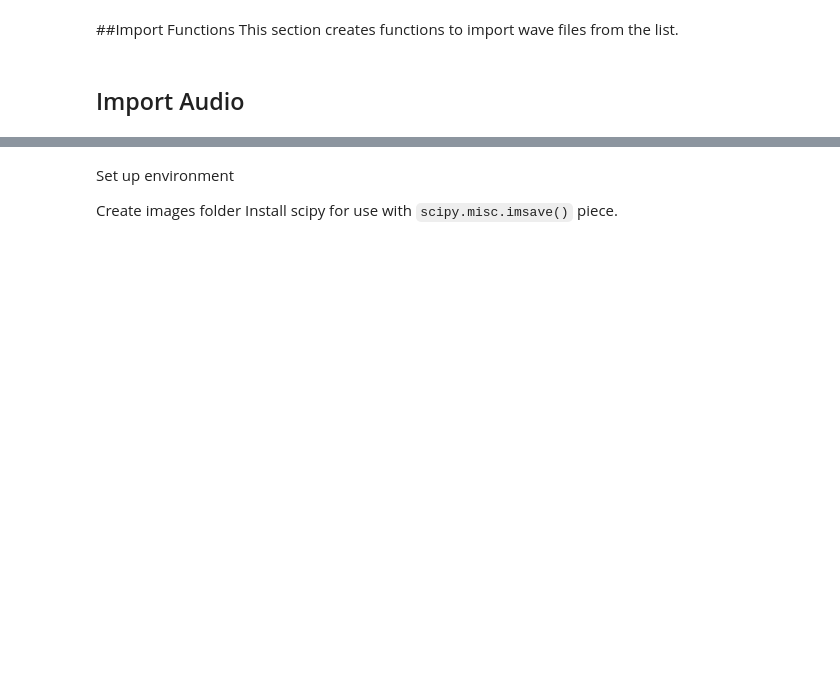
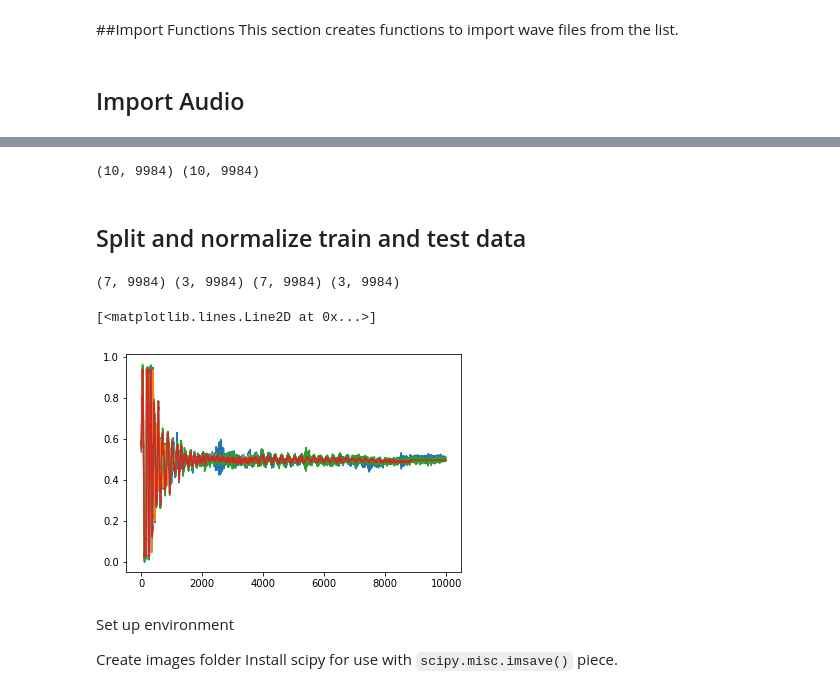
Before and after one commit to harryahlas/GAN-tests, a Jupyter notebook: DrumDenoiserGAN.ipynb, the cells around one changed output, grey strips where cells are left out. Drawn from its saved outputs; the diff is of its cells as text; code cells hidden in the pictures; blank space fills up the shorter version.

Commit message:
Update DrumDenoiserGAN.ipynb
Pre major adjustments to old model.  This is a good starting point to return back to.

```diff
--- a/DrumDenoiserGAN.ipynb
+++ b/DrumDenoiserGAN.ipynb
@@ -91,3 +221,83 @@ drum_test_27 = import_audio_from_drive('drum_sample-27.wav', audio_folder)
+# %%
+X1, y = get_dataset(n_steps_in, n_steps_out, percussion_list, background_train_full, total_rows )
+print(X1.shape, y.shape)
+
+total_rows_real_test = 10 # Number of rows for samples model hasn't seen yet
+X1_real_test, y_real_test = get_dataset(n_steps_in, n_steps_out, percussion_list, background_train_full, total_rows_real_test )
+# %% [output]
+(10, 9984) (10, 9984)
+# %% [markdown]
+## Split and normalize train and test data
+# %%
+# from conv_decoder.py
+
+x_train = X1[0:train_rows,]
+y_train = y[0:train_rows,]
+x_test = X1[train_rows:,]
+y_test = y[train_rows:,]
+print(x_train.shape, x_test.shape, y_train.shape, y_test.shape)
+
+# Get min value and increase all data by that amount
+min_value = float(min(x_train.min(), y_train.min(), x_test.min(), y_test.min()))
+
+x_train = x_train + - min_value
+y_train = y_train + - min_value
+x_test = x_test + - min_value
+y_test = y_test + - min_value
+
+# Repeat for samples model has not yet seen
+X1_real_test = X1_real_test + - min_value
+y_real_test = y_real_test + - min_value
+
+
+# Scales the training and test data to range between 0 and 1.
+max_value = float(max(x_train.max(), y_train.max(), x_test.max(), y_test.max()))
+x_train = x_train.astype('float32') / max_value
+y_train = y_train.astype('float32') / max_value
+x_test = x_test.astype('float32') / max_value
+y_test = y_test.astype('float32') / max_value
+
+X1_real_test = X1_real_test.astype('float32') / max_value
+y_real_test = y_real_test.astype('float32') / max_value
+
+
+x_train.shape, x_test.shape, y_train.shape, y_test.shape
+# ((60000, 28, 28), (10000, 28, 28))
+
+x_train = x_train.reshape((len(x_train), sample_length, 1))
+y_train = y_train.reshape((len(y_train), sample_length, 1))
+x_test = x_test.reshape((len(x_test), sample_length, 1))
+y_test = y_test.reshape((len(y_test), sample_length, 1))
+
+X1_real_test = X1_real_test.reshape((len(X1_real_test), sample_length, 1))
+y_real_test = y_real_test.reshape((len(y_real_test), sample_length, 1))
+
+
+x_train.shape, x_test.shape, y_train.shape, y_test.shape
+
+# New, check...no need for noise
+x_train_noisy = x_train
+x_train_noisy = np.clip(x_train_noisy, 0., 1.)
+
+x_test_noisy = x_test
+x_test_noisy = np.clip(x_test_noisy, 0., 1.)
+
+X1_real_test_noisy = X1_real_test
+X1_real_test_noisy = np.clip(X1_real_test_noisy, 0., 1.)
+
+
+
+row_num = 1
+plt.plot(x_train_noisy[row_num])
+plt.plot(y_train[row_num])
+
+
+# plt.plot(x_test_noisy[row_num])
+# plt.plot(y_test[row_num])
+# %% [output]
+(7, 9984) (3, 9984) (7, 9984) (3, 9984)
+[<matplotlib.lines.Line2D at 0x...>]
+[figure, added]
 # %% [markdown]
 Set up environment
 
```
Also changed, not shown: parts of 17 cells of this notebook.
